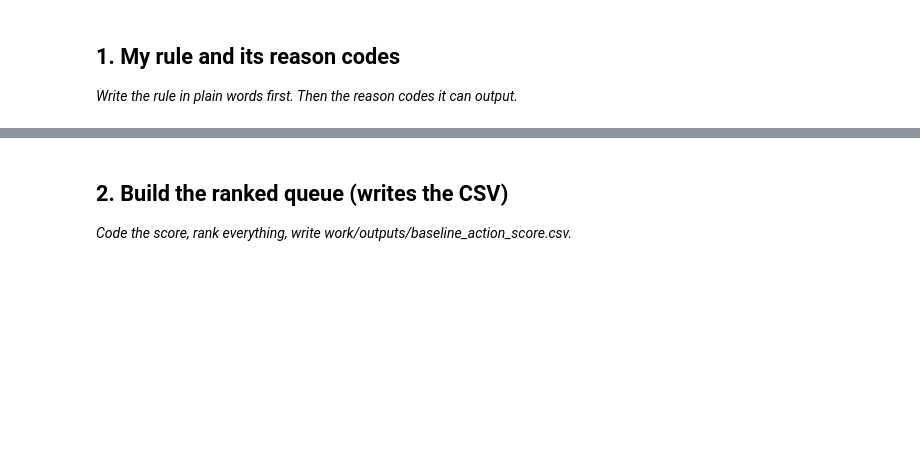
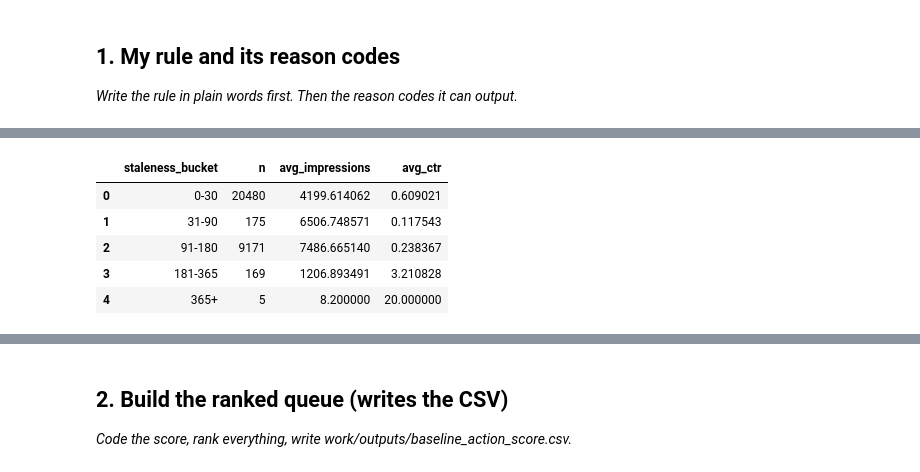
Before and after one commit to Srilaya30/flyrank-ml-internship, a Jupyter notebook: work/notebooks/w04_baseline_score.ipynb, the cells around one changed output, grey strips where cells are left out. Saved outputs shown, nothing was run; the diff lists cells and outputs as text; code cells hidden in the pictures; blank space fills up the shorter version.

```diff
--- a/work/notebooks/w04_baseline_score.ipynb
+++ b/work/notebooks/w04_baseline_score.ipynb
@@ -15,0 +118,81 @@ This skeleton is yours to fill. Work the sections **in order** — each one has
+# %%
+# ============================================================
+# ML-07 - Signal checks
+# ============================================================
+
+# Load the dataset
+df = pd.read_csv(DATA_PATH)
+
+# Convert signals to numeric
+df["days_since_last_update"] = pd.to_numeric(
+    df["days_since_last_update"],
+    errors="coerce"
+)
+
+df["ctr"] = pd.to_numeric(
+    df["ctr"],
+    errors="coerce"
+)
+
+df["impressions_90d"] = pd.to_numeric(
+    df["impressions_90d"],
+    errors="coerce"
+)
+
+# ------------------------------------------------------------
+# SIGNAL 1: STALENESS
+# ------------------------------------------------------------
+
+df["staleness_bucket"] = pd.cut(
+    df["days_since_last_update"],
+    bins=[-1, 30, 90, 180, 365, np.inf],
+    labels=[
+        "0-30",
+        "31-90",
+        "91-180",
+        "181-365",
+        "365+"
+    ]
+)
+
+staleness_table = (
+    df.groupby(
+        "staleness_bucket",
+        observed=False
+    )
+    .agg(
+        n=("content_id", "size"),
+        avg_impressions=("impressions_90d", "mean"),
+        avg_ctr=("ctr", "mean")
+    )
+    .reset_index()
+)
+
+print("SIGNAL CHECK 1 — STALENESS")
+display(staleness_table)
+
+
+
+
+df["ctr_bucket"] = pd.qcut(
+    df["ctr"],
+    q=4,
+    duplicates="drop"
+)
+
+ctr_table = (
+    df.groupby(
+        "ctr_bucket",
+        observed=False
+    )
+    .agg(
+        n=("content_id", "size"),
+        avg_impressions=("impressions_90d", "mean"),
+        avg_staleness=("days_since_last_update", "mean")
+    )
+    .reset_index()
+)
+
+print("SIGNAL CHECK 2 — CTR")
+display(ctr_table)
+# %% [output]
@@ -15,0 +200,6 @@ This skeleton is yours to fill. Work the sections **in order** — each one has
+|  | staleness_bucket | n | avg_impressions | avg_ctr |
+| 0 | 0-30 | 20480 | 4199.614062 | 0.609021 |
+| 1 | 31-90 | 175 | 6506.748571 | 0.117543 |
+| 2 | 91-180 | 9171 | 7486.665140 | 0.238367 |
+| 3 | 181-365 | 169 | 1206.893491 | 3.210828 |
+| 4 | 365+ | 5 | 8.200000 | 20.000000 |
```
Also changed, not shown: parts of 16 cells of this notebook.
